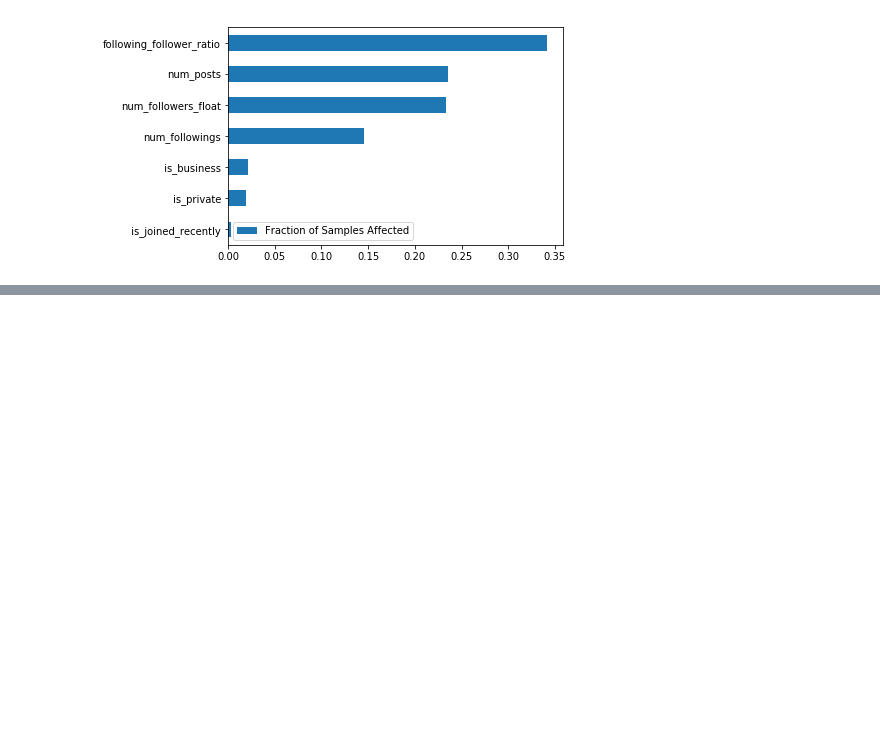
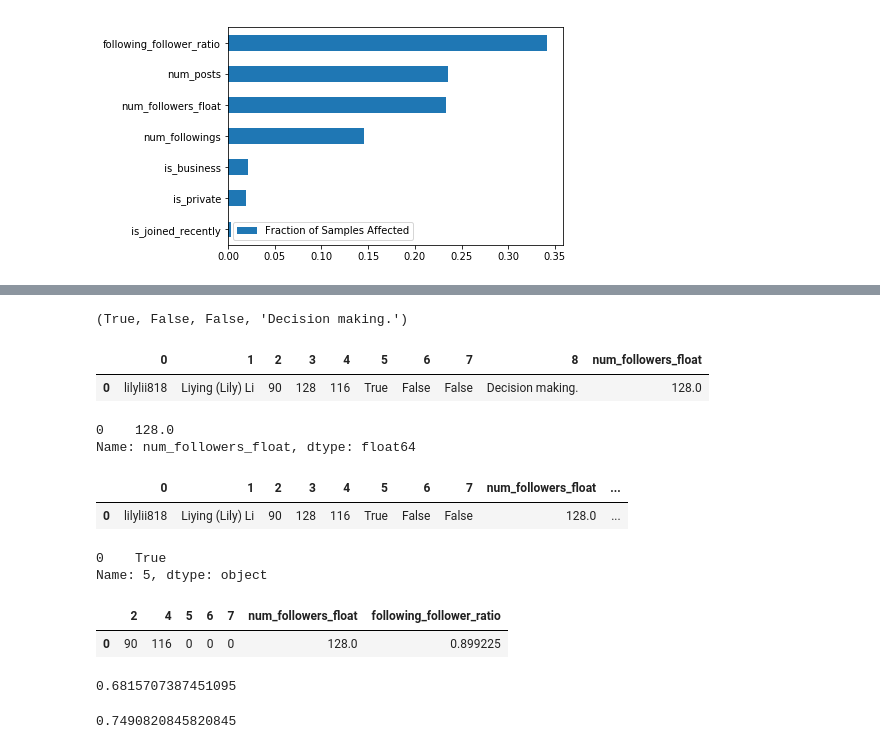
Before and after one commit to liyingli0818/instagram_account_type_predictor, a Jupyter notebook: Baseline_model.ipynb, the cells around one changed output, grey strips where cells are left out. Saved outputs shown, nothing was run; the diff lists cells and outputs as text; code cells hidden in the pictures; blank space fills up the shorter version.

Commit message:
Add predict proba for one user

```diff
--- a/Baseline_model.ipynb
+++ b/Baseline_model.ipynb
@@ -195,0 +206,25 @@ feat_scores.plot(kind='barh')
+# %%
+get_new_features(url)
+# %% [output]
+(True, False, False, 'Decision making.')
+# %%
+one_user = []
+# %%
+for item in get_info(url):
+    one_user.append(item)
+for feature in get_new_features(url):
+    one_user.append(feature)
+# %%
+one_user_df = pd.DataFrame(np.array(one_user).reshape(1,-1))
+# %%
+one_user_df['num_followers_float'] = one_user_df.apply(lambda row: float(row[3].replace('k', 'e3').replace('m', 'e6')), axis=1)
+# %%
+one_user_df
+# %% [output]
+|  | 0 | 1 | 2 | 3 | 4 | 5 | 6 | 7 | 8 | num_followers_float |
+| 0 | lilylii818 | Liying (Lily) Li | 90 | 128 | 116 | True | False | False | Decision making. | 128.0 |
+# %%
+one_user_df['num_followers_float']
+# %% [output]
+0    128.0
+Name: num_followers_float, dtype: float64
@@ -195,0 +235,10 @@ feat_scores.plot(kind='barh')
+# %%
+one_user_df
+# %% [output]
+|  | 0 | 1 | 2 | 3 | 4 | 5 | 6 | 7 | num_followers_float | ... |
+| 0 | lilylii818 | Liying (Lily) Li | 90 | 128 | 116 | True | False | False | 128.0 | ... |
+# %%
+one_user_df.iloc[:,5]
+# %% [output]
+0    True
+Name: 5, dtype: object
@@ -195,0 +250,5 @@ feat_scores.plot(kind='barh')
+# %%
+one_user_df.iloc[:,[2,4,5,6,7,8,9]]
+# %% [output]
+|  | 2 | 4 | 5 | 6 | 7 | num_followers_float | following_follower_ratio |
+| 0 | 90 | 116 | 0 | 0 | 0 | 128.0 | 0.899225 |
@@ -195,0 +257,4 @@ feat_scores.plot(kind='barh')
+# %%
+one_user_pred_proba
+# %% [output]
+0.6815707387451095
@@ -195,0 +263,4 @@ feat_scores.plot(kind='barh')
+# %%
+get_proba('in', model = best_rf_model)
+# %% [output]
+0.7490820845820845
```
Also changed, not shown: parts of 9 cells of this notebook, 2 other files.
